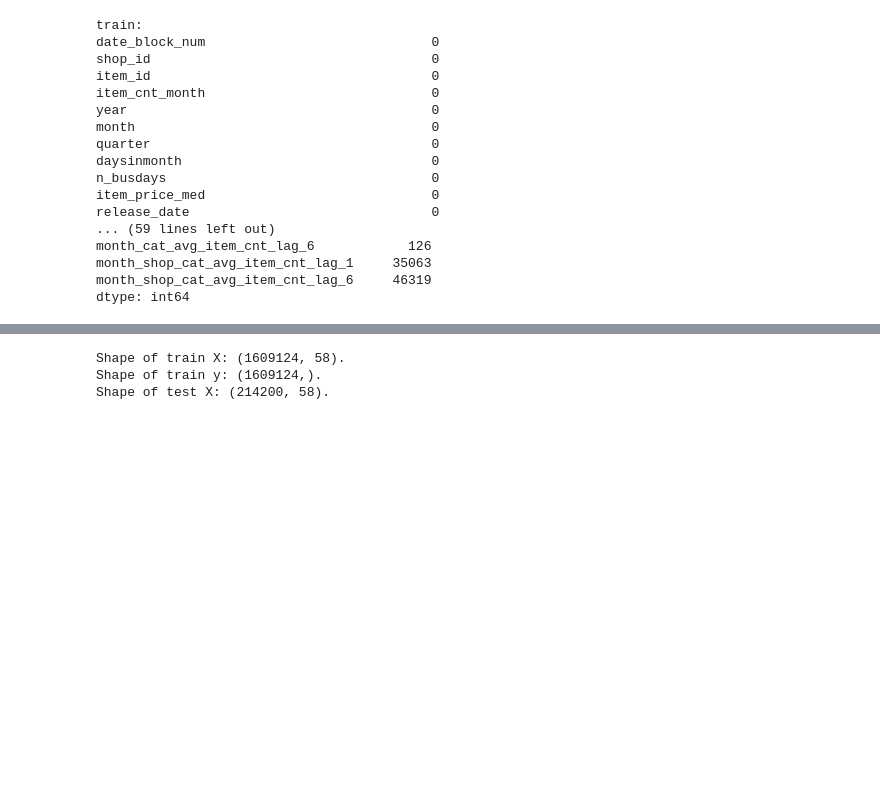
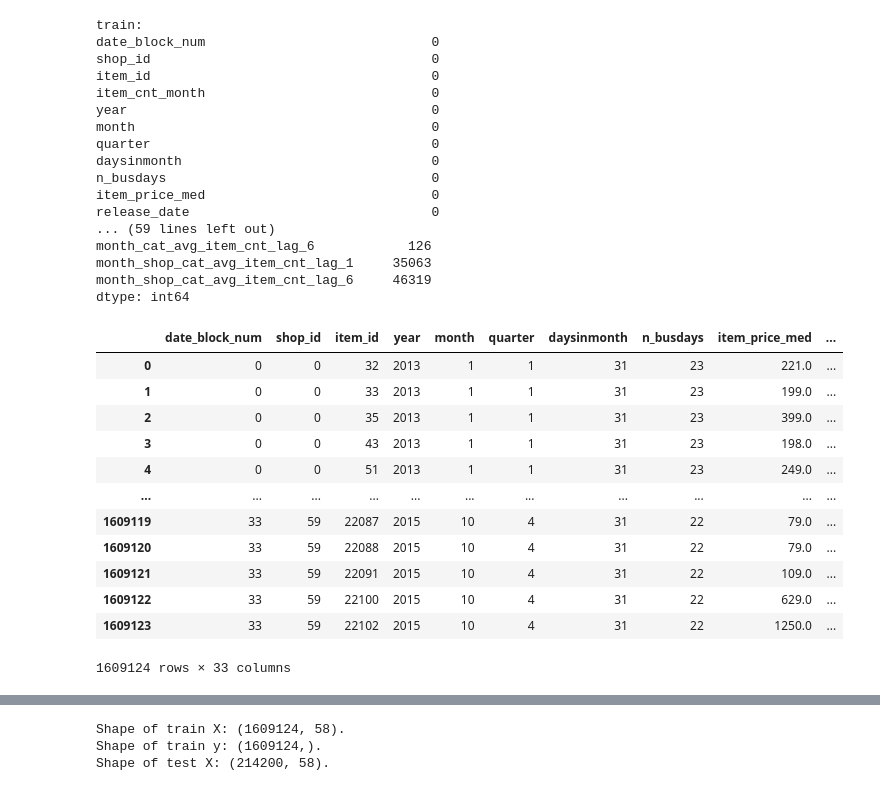
Before and after one commit to ShupeiLi/predict-future-sales, a Jupyter notebook: kt_models.ipynb, the cells around one changed output, grey strips where cells are left out. Cells and saved outputs as stored; diff of their text form; code cells hidden in the pictures; blank space fills up the shorter version.

```diff
--- a/kt_models.ipynb
+++ b/kt_models.ipynb
@@ -236,7 +236,7 @@ Items appear in test set but not in train set:
 # %% [markdown]
 ## Text Embeddings
 # %%
-ru_model = KeyedVectors.load_word2vec_format('./wiki.ru.vec')
+ru_model = KeyedVectors.load_word2vec_format('../wiki.ru.vec')
 # %%
 def extract_feature(text_col):
     features = list()
@@ -874,3 +874,19 @@ train = train.drop(columns=['item_cnt_month', 'item_names_tf_idf'])
 test_tf_idf = np.stack(test['item_names_tf_idf'])
 test = test.drop(columns=['ID', 'item_names_tf_idf'])
 test = test[train.columns.tolist()]
+# %%
+train
+# %% [output]
+|  | date_block_num | shop_id | item_id | year | month | quarter | daysinmonth | n_busdays | item_price_med | ... |
+| 0 | 0 | 0 | 32 | 2013 | 1 | 1 | 31 | 23 | 221.0 | ... |
+| 1 | 0 | 0 | 33 | 2013 | 1 | 1 | 31 | 23 | 199.0 | ... |
+| 2 | 0 | 0 | 35 | 2013 | 1 | 1 | 31 | 23 | 399.0 | ... |
+| 3 | 0 | 0 | 43 | 2013 | 1 | 1 | 31 | 23 | 198.0 | ... |
+| 4 | 0 | 0 | 51 | 2013 | 1 | 1 | 31 | 23 | 249.0 | ... |
+| ... | ... | ... | ... | ... | ... | ... | ... | ... | ... | ... |
+| 1609119 | 33 | 59 | 22087 | 2015 | 10 | 4 | 31 | 22 | 79.0 | ... |
+| 1609120 | 33 | 59 | 22088 | 2015 | 10 | 4 | 31 | 22 | 79.0 | ... |
+| 1609121 | 33 | 59 | 22091 | 2015 | 10 | 4 | 31 | 22 | 109.0 | ... |
+| 1609122 | 33 | 59 | 22100 | 2015 | 10 | 4 | 31 | 22 | 629.0 | ... |
+| 1609123 | 33 | 59 | 22102 | 2015 | 10 | 4 | 31 | 22 | 1250.0 | ... |
+1609124 rows × 33 columns
```
Also changed, not shown: parts of 7 cells of this notebook, 1 other file.
